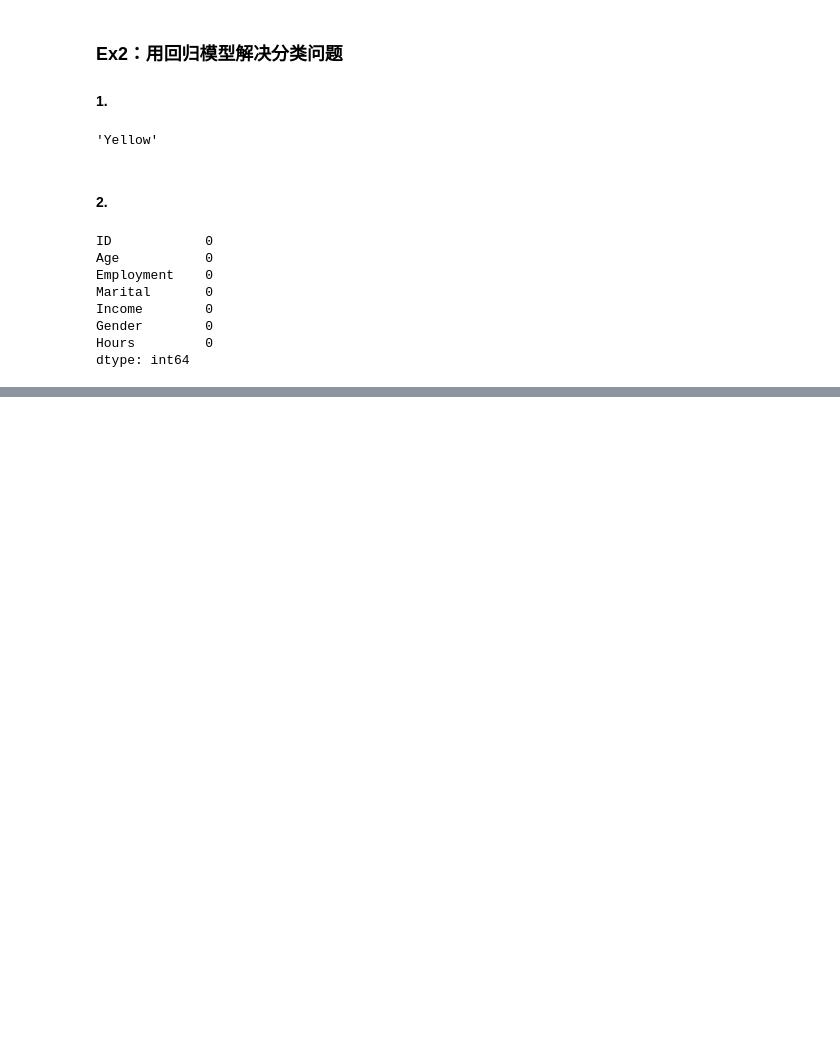
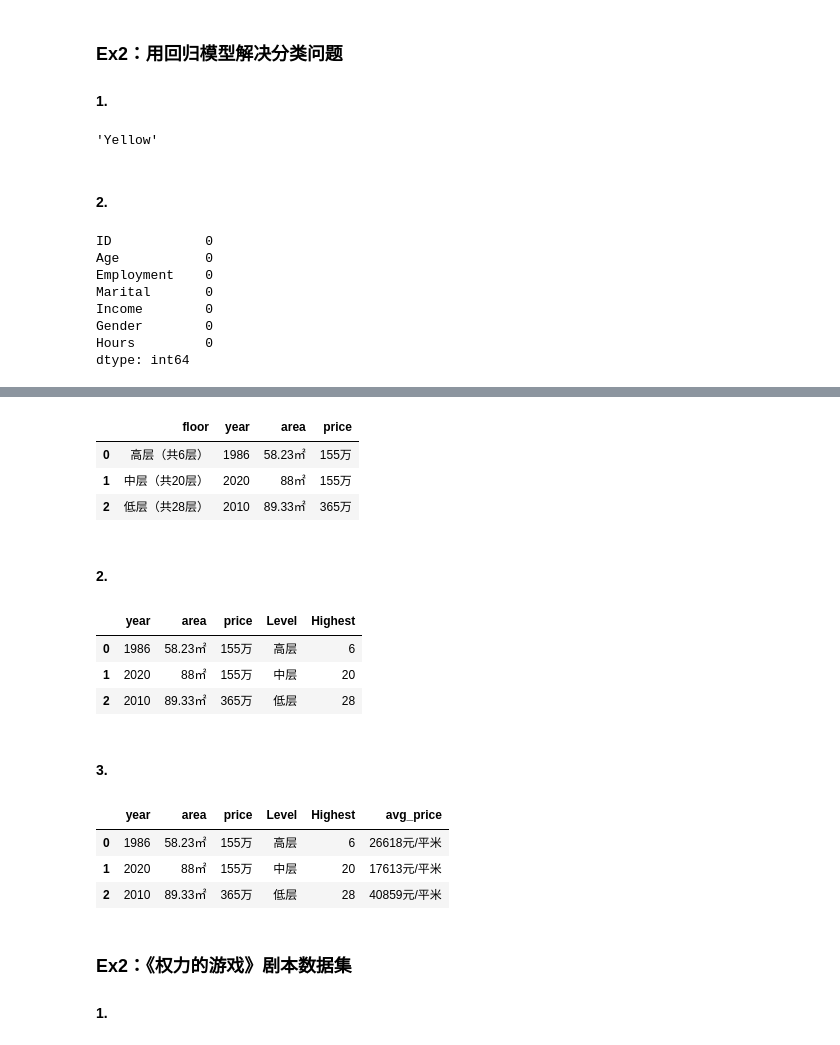
Before and after one commit to datawhalechina/joyful-pandas, a Jupyter notebook: notebook/参考答案.ipynb, the cells around one changed output, grey strips where cells are left out. Saved outputs shown, nothing was run; the diff lists cells and outputs as text; code cells hidden in the pictures; blank space fills up the shorter version.

```diff
--- a/notebook/参考答案.ipynb
+++ b/notebook/参考答案.ipynb
@@ -701,0 +706,36 @@ dtype: int64
+# %%
+df = pd.read_excel('../data/house_info.xls', usecols=['floor','year','area','price'])
+df.year = pd.to_numeric(df.year.str[:-2]).astype('Int64')
+df.head(3)
+# %% [output]
+|  | floor | year | area | price |
+| 0 | 高层（共6层） | 1986 | 58.23㎡ | 155万 |
+| 1 | 中层（共20层） | 2020 | 88㎡ | 155万 |
+| 2 | 低层（共28层） | 2010 | 89.33㎡ | 365万 |
+# %% [markdown]
+#### 2.
+# %%
+pat = '(\w层)（共(\d+)层）'
+new_cols = df.floor.str.extract(pat).rename(columns={0:'Level', 1:'Highest'})
+df = pd.concat([df.drop(columns=['floor']), new_cols], 1)
+df.head(3)
+# %% [output]
+|  | year | area | price | Level | Highest |
+| 0 | 1986 | 58.23㎡ | 155万 | 高层 | 6 |
+| 1 | 2020 | 88㎡ | 155万 | 中层 | 20 |
+| 2 | 2010 | 89.33㎡ | 365万 | 低层 | 28 |
+# %% [markdown]
+#### 3.
+# %%
+s_area = pd.to_numeric(df.area.str[:-1])
+s_price = pd.to_numeric(df.price.str[:-1])
+df['avg_price'] = ((s_price/s_area)*10000).astype('int').astype('string') + '元/平米'
+df.head(3)
+# %% [output]
+|  | year | area | price | Level | Highest | avg_price |
+| 0 | 1986 | 58.23㎡ | 155万 | 高层 | 6 | 26618元/平米 |
+| 1 | 2020 | 88㎡ | 155万 | 中层 | 20 | 17613元/平米 |
+| 2 | 2010 | 89.33㎡ | 365万 | 低层 | 28 | 40859元/平米 |
+# %% [markdown]
+### Ex2：《权力的游戏》剧本数据集
+#### 1.
```
Also changed, not shown: parts of 56 cells of this notebook, 1 other file.
